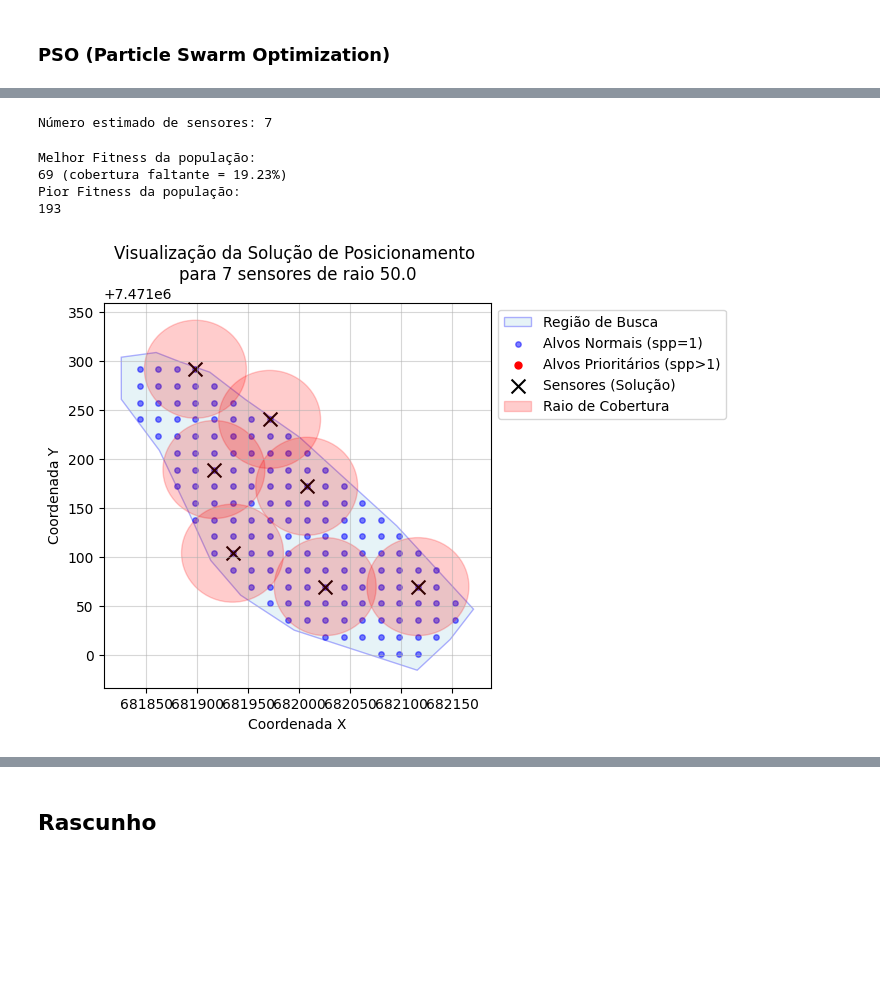
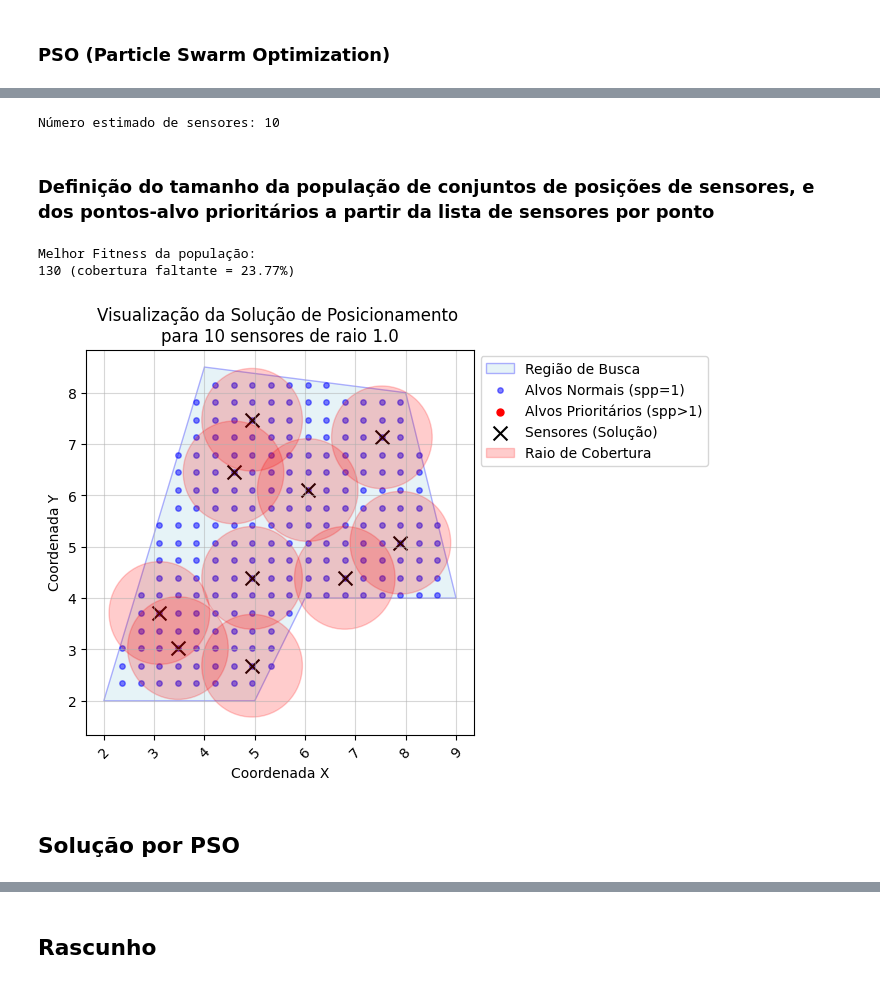
Before and after one commit to VictorPLima/optimal_sensor_placement_via_metaheuristics, a Jupyter notebook: Posicionamento_Ótimo_de_Sensores.ipynb, the cells around one changed output, grey strips where cells are left out. Drawn from its saved outputs; the diff is of its cells as text; code cells hidden in the pictures; blank space fills up the shorter version.

```diff
--- a/Posicionamento_Ótimo_de_Sensores.ipynb
+++ b/Posicionamento_Ótimo_de_Sensores.ipynb
@@ -291,10 +306,12 @@ def plot_solution(vertices, target_points, sensor_positions, sensors_per_point,
   ax1.set_title(f'Visualização da Solução de Posicionamento \npara {sensor_positions.shape[0]} sensores de raio {raio_sensoriamento}')
   ax1.set_xlabel('Coordenada X')
   ax1.set_ylabel('Coordenada Y')
+
   ax1.grid(True, linestyle='-', alpha=0.5)
 
   # Ajustando a legenda para fora do gráfico
   ax1.legend(loc='upper left', bbox_to_anchor=(1, 1))
+  plt.xticks(rotation=45)
 # %%
 v = [(2, 2), (4, 8.5), (8, 8), (9, 4), (6,4), (5, 2)]
 target_points, grid_bounds = create_area_grid(v, num_points_per_dim=20)
@@ -569,40 +617,44 @@ def calcula_cobertura_faltante(posicao_sensores, pontos_alvo, raio_sensoriamento
 # %%
-## Definição de região
-# v = [(2, 2), (4, 8.5), (8, 8), (9, 4), (6,4), (5, 2)]
-v = V_Fundao
+## Definição da região mapeada
+
+v = [(2, 2), (4, 8.5), (8, 8), (9, 4), (6,4), (5, 2)]
+# v = V_Fundao
 target_points, grid_bounds = create_area_grid(v, num_points_per_dim=20)
-# target_points[:10]
 
-raio_sensoriamento = 50.0
-n_sensors = get_estimate_of_N_sensors(vertices=v, raio_sensoriamento=raio_sensoriamento)
+## Definição do do raio de sensoriamento e estimativa da qtd. de sensores
+r_s = 1.0 # 50.0
+n_sensors = get_estimate_of_N_sensors(vertices=v, raio_sensoriamento=r_s)
 print(f"Número estimado de sensores: {n_sensors}")
-pop_size = 100
-
-## Geração de população inicial de posições de sensores
-S_pop = generate_random_population_of_sensors(num_sensors=n_sensors, target_points=target_points, pop_size=pop_size)
-# S_pop[:2]
-
-sensors_per_point = np.ones(len(target_points))
-# Os indices podem ser definidos individualmente também
-# indices_priority_sensors = np.random.choice(len(target_points), size=4, replace=False)
-# sensors_per_point[indices_priority_sensors] = 2
 # %% [output]
-Número estimado de sensores: 7
+Número estimado de sensores: 10
+# %% [markdown]
+### Definição do tamanho da população de conjuntos de posições de sensores, e dos pontos-alvo prioritários a partir da lista de sensores por ponto
 # %%
-f_obj_pop_results = [funcao_objetivo(S_pop_i, target_points, raio_sensoriamento, sensors_per_point)
+pop_size = 400
+
+## Geração de população inicial de posições de sensores
+S_pop = generate_random_population_of_sensors(num_sensors=n_sensors, target_points=target_points, pop_size=pop_size)
+# S_pop[:2]
+
+sensors_per_point = np.ones(len(target_points))
+# Os indices podem ser definidos individualmente também
+# indices_priority_sensors = np.random.choice(len(target_points), size=4, replace=False)
+# sensors_per_point[indices_priority_sensors] = 2
+
+f_obj_pop_results = [OSP_fitness(S_pop_i, target_points, r_s, sensors_per_point)
                      for S_pop_i in S_pop]
 
 k = np.argmin(f_obj_pop_results)
-plot_solution(vertices=v, target_points=target_points,
-              sensor_positions=S_pop[k], sensors_per_point=sensors_per_point, raio_sensoriamento=raio_sensoriamento)
+cobertura_faltante = calcula_cobertura_faltante(S_pop[k], target_points, r_s)
+print(f"Melhor Fitness da população: \n{np.min(f_obj_pop_results)} (cobertura faltante = {cobertura_faltante:.2f}%)")
+# print(f"Pior Fitness da população: \n{np.max(f_obj_pop_results)}")
 
 
-cobertura_faltante = calcula_cobertura_faltante(S_pop[k], target_points, raio_sensoriamento)
-print(f"Melhor Fitness da população: \n{np.min(f_obj_pop_results)} (cobertura faltante = {cobertura_faltante:.2f}%)")
-print(f"Pior Fitness da população: \n{np.max(f_obj_pop_results)}")
+plot_solution(vertices=v, target_points=target_points,
+              sensor_positions=S_pop[k], sensors_per_point=sensors_per_point, raio_sensoriamento=r_s)
 # %% [output]
 Melhor Fitness da população:
-69 (cobertura faltante = 19.23%)
-Pior Fitness da população:
-193
+130 (cobertura faltante = 23.77%)
-[figure, old version]
+[figure, new version]
+# %% [markdown]
+## Solução por PSO
```
Also changed, not shown: parts of 27 cells of this notebook.
